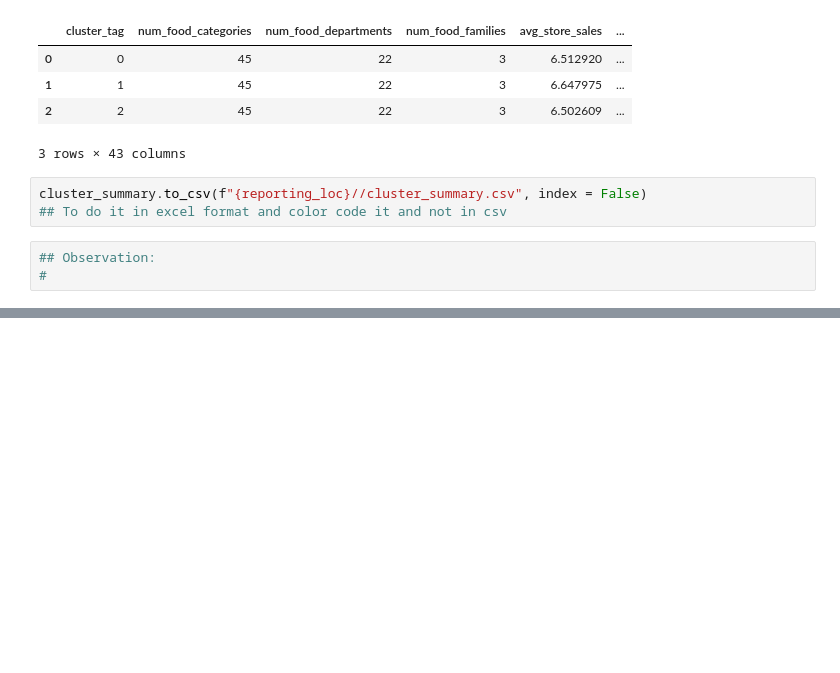
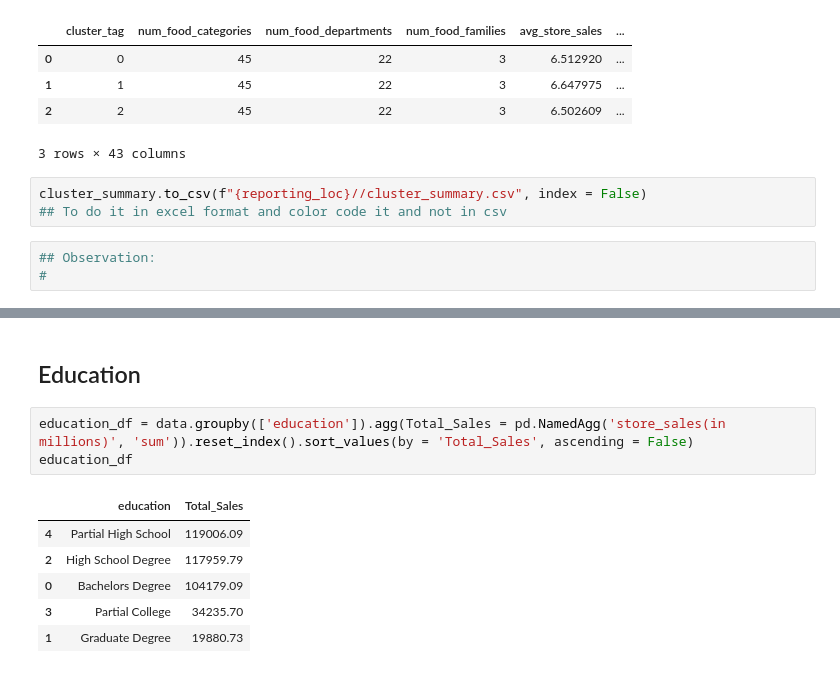
Before and after one commit to Indranil-Seal/customer_acq_model, a Jupyter notebook: notebooks/EDA/eda_v1.ipynb, the cells around one changed output, grey strips where cells are left out. Drawn from its saved outputs; the diff is of its cells as text; blank space fills up the shorter version.

```diff
--- a/notebooks/EDA/eda_v1.ipynb
+++ b/notebooks/EDA/eda_v1.ipynb
@@ -905,0 +921,12 @@ cluster_summary.to_csv(f"{reporting_loc}//cluster_summary.csv", index = False)
+# %% [markdown]
+## Education
+# %%
+education_df = data.groupby(['education']).agg(Total_Sales = pd.NamedAgg('store_sales(in millions)', 'sum')).reset_index().sort_values(by = 'Total_Sales', ascending = False)
+education_df
+# %% [output]
+|  | education | Total_Sales |
+| 4 | Partial High School | 119006.09 |
+| 2 | High School Degree | 117959.79 |
+| 0 | Bachelors Degree | 104179.09 |
+| 3 | Partial College | 34235.70 |
+| 1 | Graduate Degree | 19880.73 |
```
Also changed, not shown: parts of 15 cells of this notebook, 4 other files.
